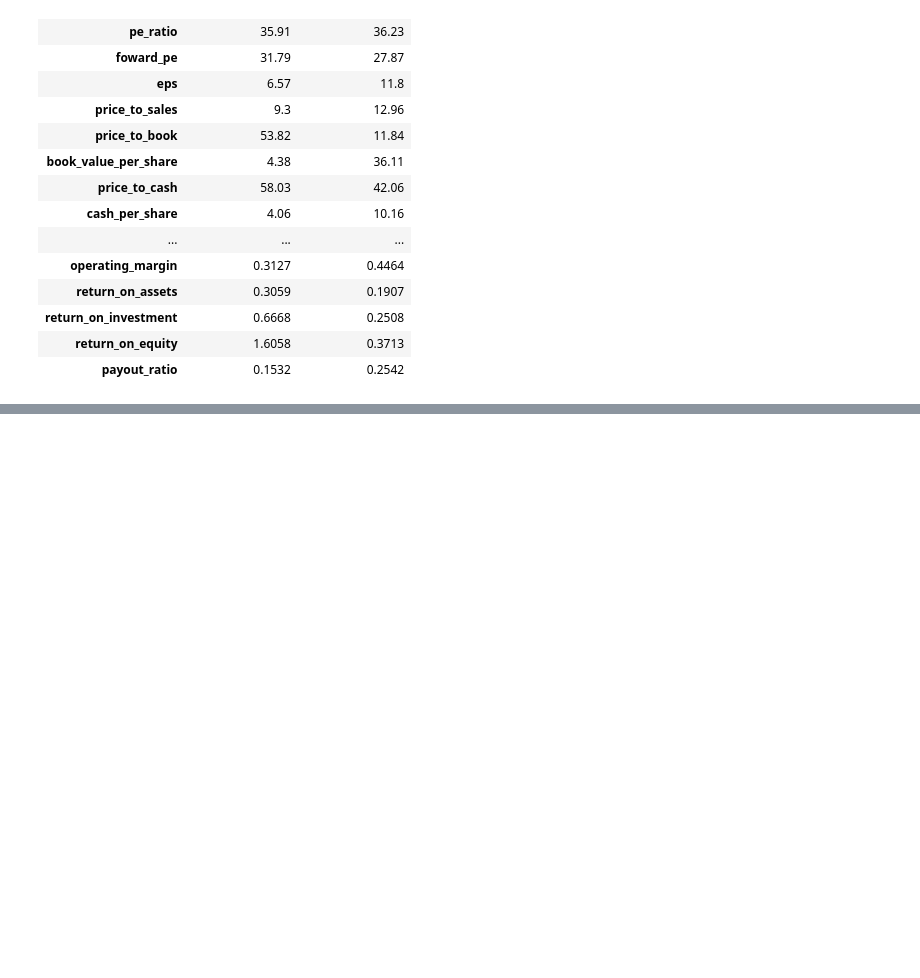
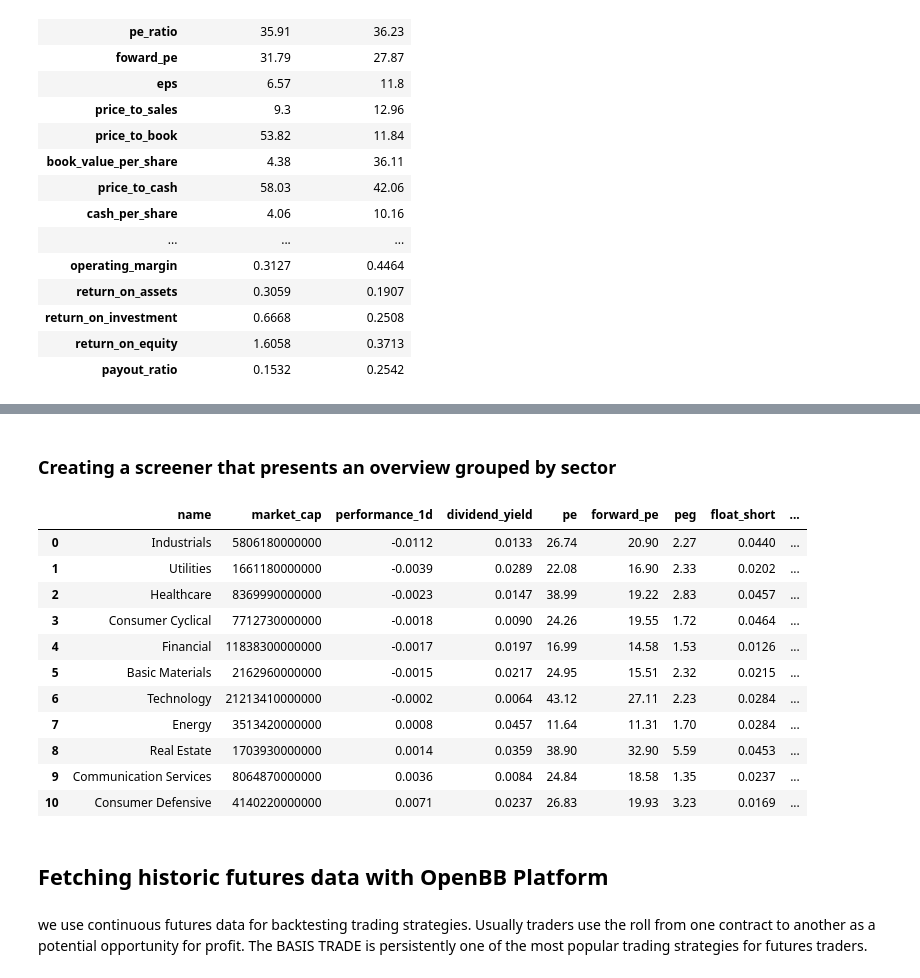
Before and after one commit to MichalPoleszczuk/Books, a Jupyter notebook: Python_for_Algorithmic_Trading_Cookbook/Chapter1/Notes_to _Chapter1.ipynb, the cells around one changed output, grey strips where cells are left out. Drawn from its saved outputs; the diff is of its cells as text; code cells hidden in the pictures; blank space fills up the shorter version.

```diff
--- a/Python_for_Algorithmic_Trading_Cookbook/Chapter1/Notes_to _Chapter1.ipynb
+++ b/Python_for_Algorithmic_Trading_Cookbook/Chapter1/Notes_to _Chapter1.ipynb
@@ -117,0 +171,28 @@ obb.equity.fundamental.metrics("AAPL,MSFT").transpose()
+# %% [markdown]
+### Creating a screener that presents an overview grouped by sector
+# %%
+overview_by_sector = obb.equity.compare.groups(
+    group = "sector",
+    metric = "overview",
+    provider = "finviz")
+# %%
+overview_by_sector.to_df()
+# %% [output]
+|  | name | market_cap | performance_1d | dividend_yield | pe | forward_pe | peg | float_short | ... |
+| 0 | Industrials | 5806180000000 | -0.0112 | 0.0133 | 26.74 | 20.90 | 2.27 | 0.0440 | ... |
+| 1 | Utilities | 1661180000000 | -0.0039 | 0.0289 | 22.08 | 16.90 | 2.33 | 0.0202 | ... |
+| 2 | Healthcare | 8369990000000 | -0.0023 | 0.0147 | 38.99 | 19.22 | 2.83 | 0.0457 | ... |
+| 3 | Consumer Cyclical | 7712730000000 | -0.0018 | 0.0090 | 24.26 | 19.55 | 1.72 | 0.0464 | ... |
+| 4 | Financial | 11838300000000 | -0.0017 | 0.0197 | 16.99 | 14.58 | 1.53 | 0.0126 | ... |
+| 5 | Basic Materials | 2162960000000 | -0.0015 | 0.0217 | 24.95 | 15.51 | 2.32 | 0.0215 | ... |
+| 6 | Technology | 21213410000000 | -0.0002 | 0.0064 | 43.12 | 27.11 | 2.23 | 0.0284 | ... |
+| 7 | Energy | 3513420000000 | 0.0008 | 0.0457 | 11.64 | 11.31 | 1.70 | 0.0284 | ... |
+| 8 | Real Estate | 1703930000000 | 0.0014 | 0.0359 | 38.90 | 32.90 | 5.59 | 0.0453 | ... |
+| 9 | Communication Services | 8064870000000 | 0.0036 | 0.0084 | 24.84 | 18.58 | 1.35 | 0.0237 | ... |
+| 10 | Consumer Defensive | 4140220000000 | 0.0071 | 0.0237 | 26.83 | 19.93 | 3.23 | 0.0169 | ... |
+# %% [markdown]
+## Fetching historic futures data with OpenBB Platform
+# %% [markdown]
+we use continuous futures data for backtesting trading strategies.
+Usually traders use the roll from one contract to another as a potential opportunity for profit.
+The BASIS TRADE is persistently one of the most popular trading strategies for futures traders.
```
Also changed, not shown: parts of 24 cells of this notebook.
